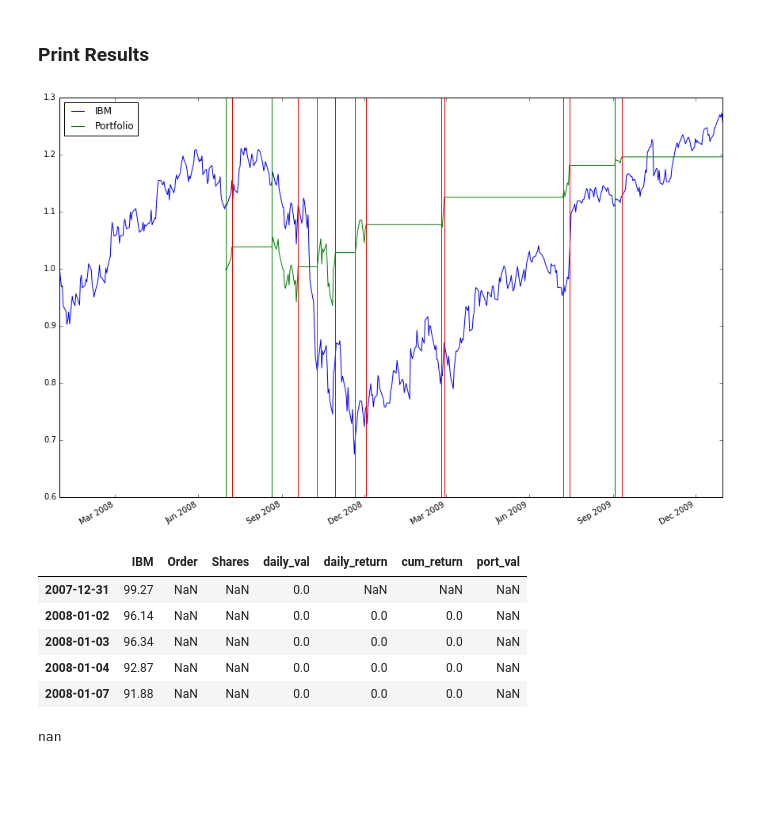
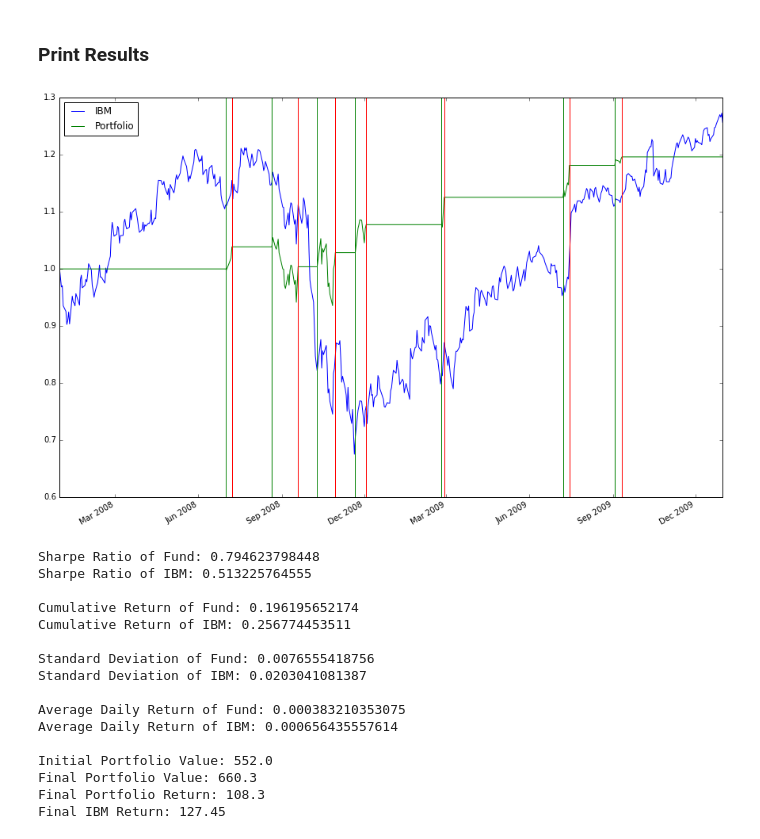
Before and after one commit to Carmine977/trading-strategy, a Jupyter notebook: back-testing.ipynb, the cells around one changed output. Cells and saved outputs as stored; diff of their text form; code cells hidden in the pictures; blank space fills up the shorter version.

```diff
--- a/back-testing.ipynb
+++ b/back-testing.ipynb
@@ -93,31 +94,53 @@ df.head()
 # %% [markdown]
 ### Print Results
-# %%
-df_temp = pd.concat([df[stock]/df.ix[0][stock], df['port_val']/df.ix[T0]['port_val']], keys=[stock, 'Portfolio'], axis=1)
-#plot_data(df_temp)
-ax = df_temp.plot(figsize=(15, 10))
-
-# Plot Bollinger Strategy
-for day, key in orders.iterrows():
-    if key['Order'] == 'BUY':
-        ax.axvline(x=day, color='green')
-    elif key['Order'] == 'SELL':
-        ax.axvline(x=day, color='red')
-# %% [output]
-[figure, removed]
-# %%
-df.head()
-# %% [output]
-|  | IBM | Order | Shares | daily_val | daily_return | cum_return | port_val |
-| 2007-12-31 | 99.27 | NaN | NaN | 0.0 | NaN | NaN | NaN |
-| 2008-01-02 | 96.14 | NaN | NaN | 0.0 | 0.0 | 0.0 | NaN |
-| 2008-01-03 | 96.34 | NaN | NaN | 0.0 | 0.0 | 0.0 | NaN |
-| 2008-01-04 | 92.87 | NaN | NaN | 0.0 | 0.0 | 0.0 | NaN |
-| 2008-01-07 | 91.88 | NaN | NaN | 0.0 | 0.0 | 0.0 | NaN |
-# %%
-from utils.util import compute_daily_returns, compute_sharpe_ratio, compute_cumulative_returns
-daily_ret = compute_daily_returns(df['port_val'])
-compute_sharpe_ratio(df['port_val'])
-compute_cumulative_returns(df['port_val'])
-# %% [output]
-nan
+# %%
+# Plot Section
+df_temp = pd.concat([df[stock]/df.ix[0][stock], df['port_val']/df.ix[T0]['port_val']], keys=[stock, 'Portfolio'], axis=1)
+ax = df_temp.plot(figsize=(15, 10))
+# Plot events
+for day, key in orders.iterrows():
+    if key['Order'] == 'BUY':
+        ax.axvline(x=day, color='green')
+    elif key['Order'] == 'SELL':
+        ax.axvline(x=day, color='red')
+plt.show()
+
+# Compute Stats Sections
+sharpe_ratio, cum_ret, avg_daily_ret, std_daily_ret = get_portfolio_stats(df['port_val'])
+sharpe_ratio_stock, cum_ret_stock, avg_daily_ret_stock, std_daily_ret_stock = get_portfolio_stats(df[stock])
+
+# Compare portfolio against stock
+print "Sharpe Ratio of Fund: {}".format(sharpe_ratio)
+print "Sharpe Ratio of {}: {}".format(stock, sharpe_ratio_stock)
+print
+print "Cumulative Return of Fund: {}".format(cum_ret)
+print "Cumulative Return of {}: {}".format(stock, cum_ret_stock)
+print
+print "Standard Deviation of Fund: {}".format(std_daily_ret)
+print "Standard Deviation of {}: {}".format(stock, std_daily_ret_stock)
+print
+print "Average Daily Return of Fund: {}".format(avg_daily_ret)
+print "Average Daily Return of {}: {}".format(stock, avg_daily_ret_stock)
+print
+print "Initial Portfolio Value: {}".format(df['port_val'][0])
+print "Final Portfolio Value: {}".format(df['port_val'][-1])
+print "Final Portfolio Return: {}".format(df['cum_return'][-1])
+print "Final {} Return: {}".format(stock, (df[stock][-1]-df[stock][0])*n_stocks)
+# %% [output]
+[figure, added]
+Sharpe Ratio of Fund: 0.794623798448
+Sharpe Ratio of IBM: 0.513225764555
+
+Cumulative Return of Fund: 0.196195652174
+Cumulative Return of IBM: 0.256774453511
+
+Standard Deviation of Fund: 0.0076555418756
+Standard Deviation of IBM: 0.0203041081387
+
+Average Daily Return of Fund: 0.000383210353075
+Average Daily Return of IBM: 0.000656435557614
+
+Initial Portfolio Value: 552.0
+Final Portfolio Value: 660.3
+Final Portfolio Return: 108.3
+Final IBM Return: 127.45
```
Also changed, not shown: parts of 4 cells of this notebook, 9 other files.
